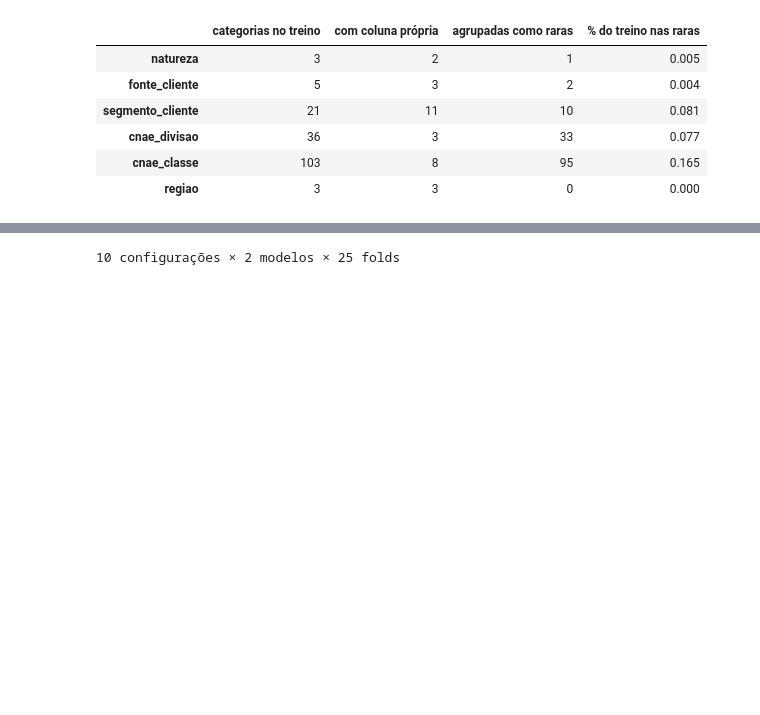
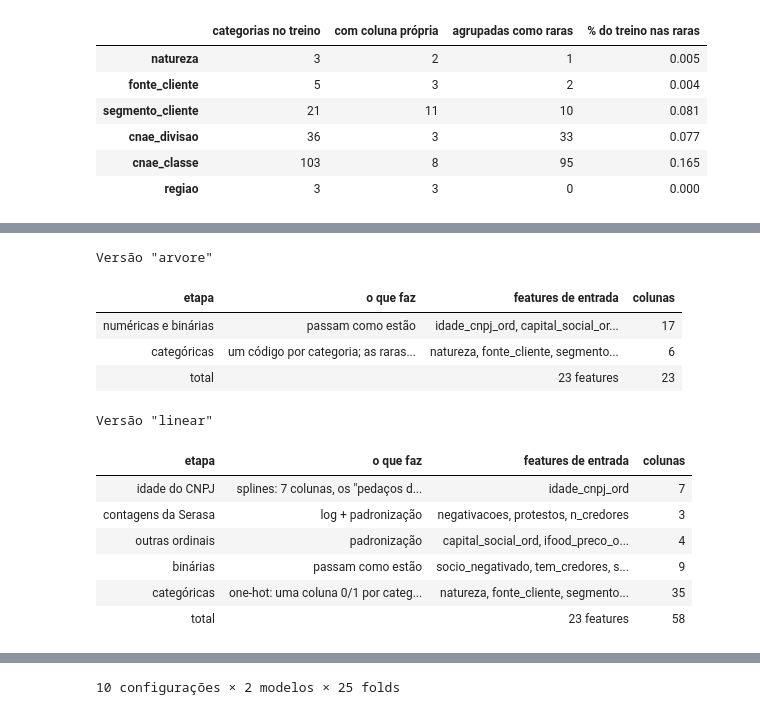
Before and after one commit to willianrupert/Equipe-12-ML, a Jupyter notebook: notebooks/03_features_aplicacao.ipynb, the cells around one changed output, grey strips where cells are left out. Saved outputs shown, nothing was run; the diff lists cells and outputs as text; code cells hidden in the pictures; blank space fills up the shorter version.

```diff
--- a/notebooks/03_features_aplicacao.ipynb
+++ b/notebooks/03_features_aplicacao.ipynb
@@ -363,3 +412,49 @@ pd.DataFrame({
+# %%
+# Colunas que cada versão do pré-processador entrega ao modelo, por etapa (só nomes, sem dados de clientes)
+ETAPAS = {
+    "num": ("numéricas e binárias", "passam como estão"),
+    "cat": ("categóricas", None),  # o "como" depende da versão (abaixo)
+    "idade": ("idade do CNPJ", "splines: 7 colunas, os \"pedaços de curva\""),
+    "contagens": ("contagens da Serasa", "log + padronização"),
+    "ordinais": ("outras ordinais", "padronização"),
+    "bin": ("binárias", "passam como estão"),
+}
+COMO_CAT = {"arvore": "um código por categoria; as raras dividem um código",
+            "linear": "one-hot: uma coluna 0/1 por categoria, mais uma para as raras"}
+
+def colunas_por_etapa(p, tipo):
+    linhas = []
+    for etapa, transf, cols in p.transformers_:
+        if etapa == "remainder" or not cols:
+            continue
+        nome, como = ETAPAS[etapa]
+        saida = cols if transf == "passthrough" else transf.get_feature_names_out(cols)
+        linhas.append({"etapa": nome, "o que faz": como or COMO_CAT[tipo],
+                       "features de entrada": ", ".join(cols), "colunas": len(saida)})
+    t = pd.DataFrame(linhas).set_index("etapa")
+    t.loc["total"] = ["", f"{len(cols_entrada)} features", t["colunas"].sum()]
+    assert t.loc["total", "colunas"] == len(p.get_feature_names_out())
+    return t
+
+cols_entrada = X_treino.columns
+for tipo in ["arvore", "linear"]:
+    print(f"Versão \"{tipo}\"")
+    display(colunas_por_etapa(pre[tipo], tipo).reset_index().style.hide(axis="index")
+            .set_properties(**{"text-align": "left"}))
+# %% [output]
+Versão "arvore"
+| etapa | o que faz | features de entrada | colunas |
+| numéricas e binárias | passam como estão | idade_cnpj_ord, capital_social_or... | 17 |
+| categóricas | um código por categoria; as raras... | natureza, fonte_cliente, segmento... | 6 |
+| total |  | 23 features | 23 |
+Versão "linear"
+| etapa | o que faz | features de entrada | colunas |
+| idade do CNPJ | splines: 7 colunas, os "pedaços d... | idade_cnpj_ord | 7 |
+| contagens da Serasa | log + padronização | negativacoes, protestos, n_credores | 3 |
+| outras ordinais | padronização | capital_social_ord, ifood_preco_o... | 4 |
+| binárias | passam como estão | socio_negativado, tem_credores, s... | 9 |
+| categóricas | one-hot: uma coluna 0/1 por categ... | natureza, fonte_cliente, segmento... | 35 |
+| total |  | 23 features | 58 |
 # %% [markdown]
 ## 6. Ablação
 
```
Also changed, not shown: parts of 12 cells of this notebook.
